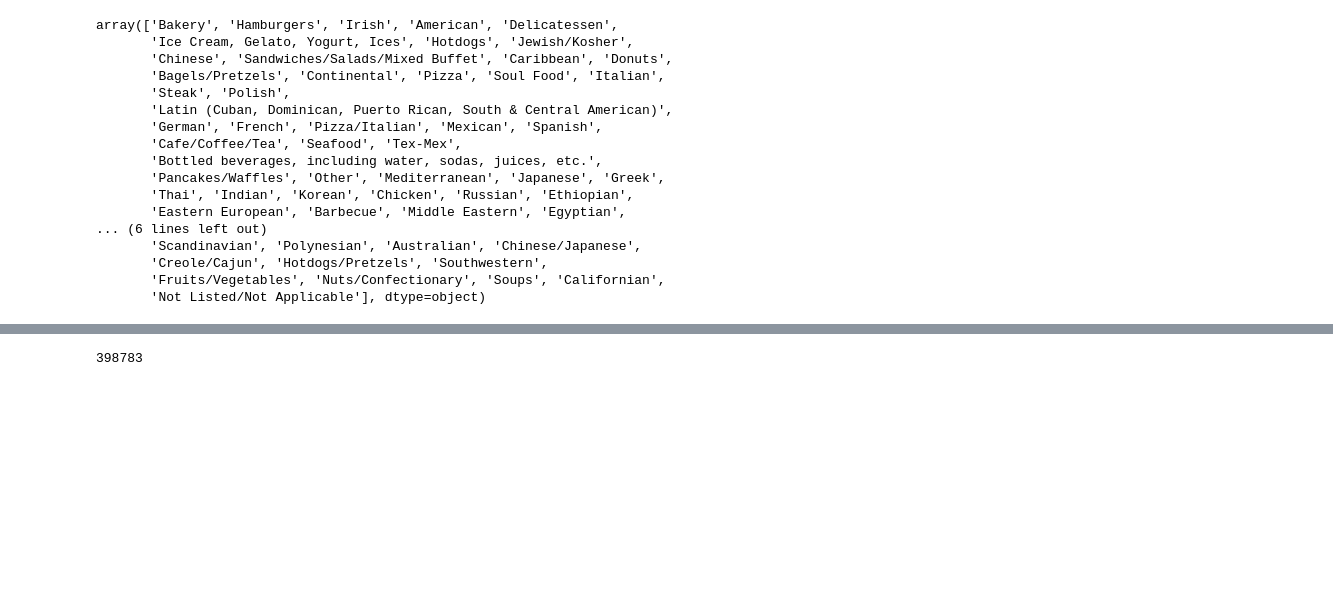
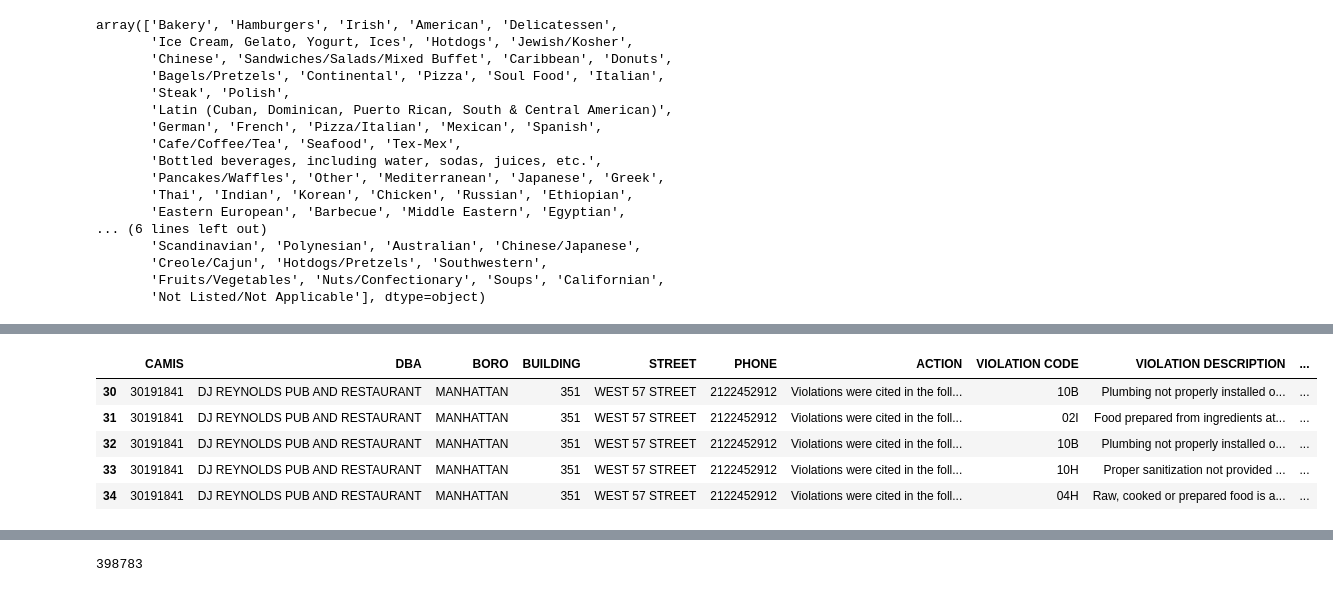
Before and after one commit to sliwet/group4project, a Jupyter notebook: daewon_JupyterNotebook.ipynb, the cells around one changed output, grey strips where cells are left out. Cells and saved outputs as stored; diff of their text form; code cells hidden in the pictures; blank space fills up the shorter version.

```diff
--- a/daewon_JupyterNotebook.ipynb
+++ b/daewon_JupyterNotebook.ipynb
@@ -150,0 +175,10 @@ array(['Bakery', 'Hamburgers', 'Irish', 'American', 'Delicatessen',
+# %%
+byethnicity = nyrestaurants.loc[nyrestaurants["Cuisine Type"] == "ethnic", :]
+byethnicity.head()
+# %% [output]
+|  | CAMIS | DBA | BORO | BUILDING | STREET | PHONE | ACTION | VIOLATION CODE | VIOLATION DESCRIPTION | ... |
+| 30 | 30191841 | DJ REYNOLDS PUB AND RESTAURANT | MANHATTAN | 351 | WEST 57 STREET | 2122452912 | Violations were cited in the foll... | 10B | Plumbing not properly installed o... | ... |
+| 31 | 30191841 | DJ REYNOLDS PUB AND RESTAURANT | MANHATTAN | 351 | WEST 57 STREET | 2122452912 | Violations were cited in the foll... | 02I | Food prepared from ingredients at... | ... |
+| 32 | 30191841 | DJ REYNOLDS PUB AND RESTAURANT | MANHATTAN | 351 | WEST 57 STREET | 2122452912 | Violations were cited in the foll... | 10B | Plumbing not properly installed o... | ... |
+| 33 | 30191841 | DJ REYNOLDS PUB AND RESTAURANT | MANHATTAN | 351 | WEST 57 STREET | 2122452912 | Violations were cited in the foll... | 10H | Proper sanitization not provided ... | ... |
+| 34 | 30191841 | DJ REYNOLDS PUB AND RESTAURANT | MANHATTAN | 351 | WEST 57 STREET | 2122452912 | Violations were cited in the foll... | 04H | Raw, cooked or prepared food is a... | ... |
```
Also changed, not shown: parts of 9 cells of this notebook.
